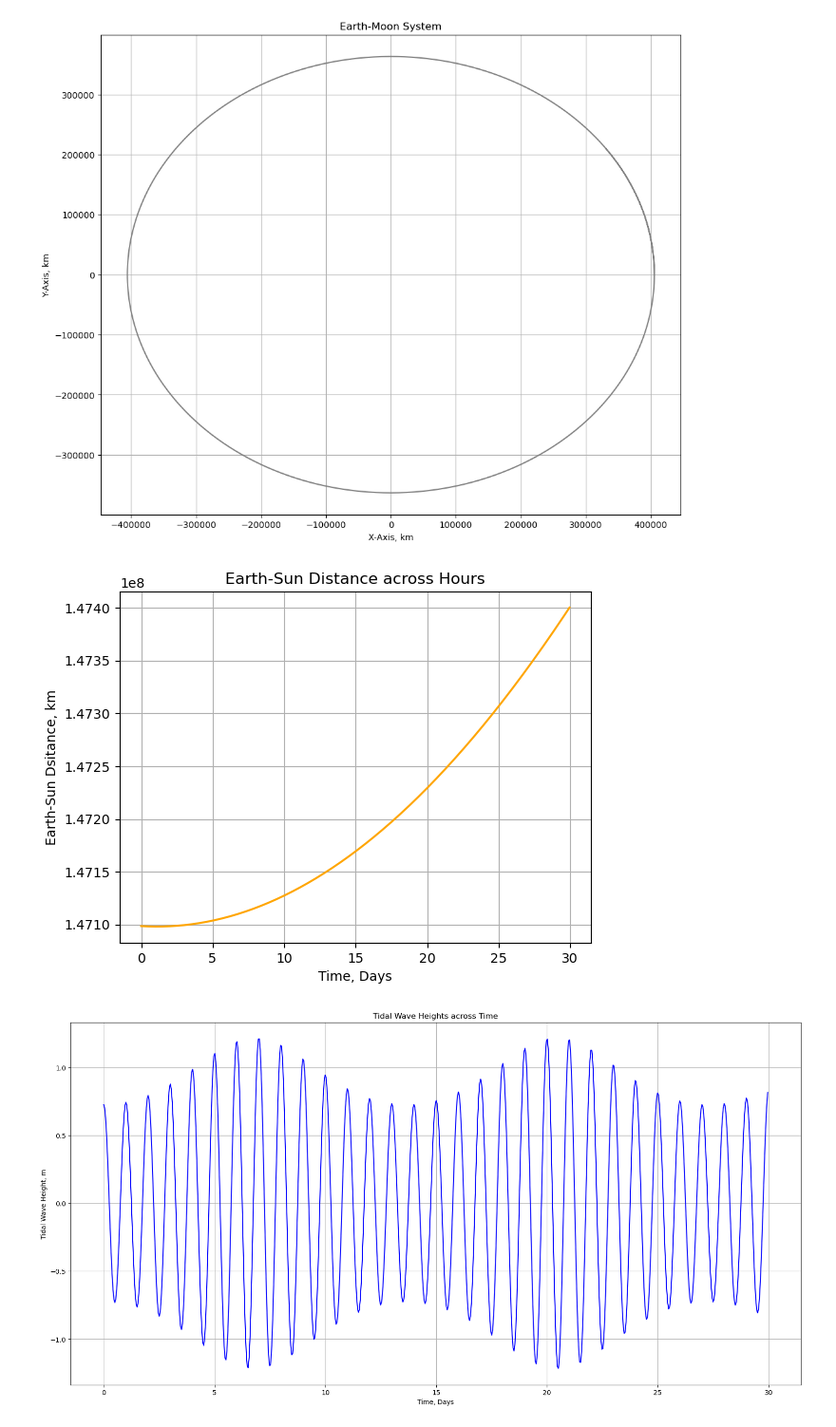
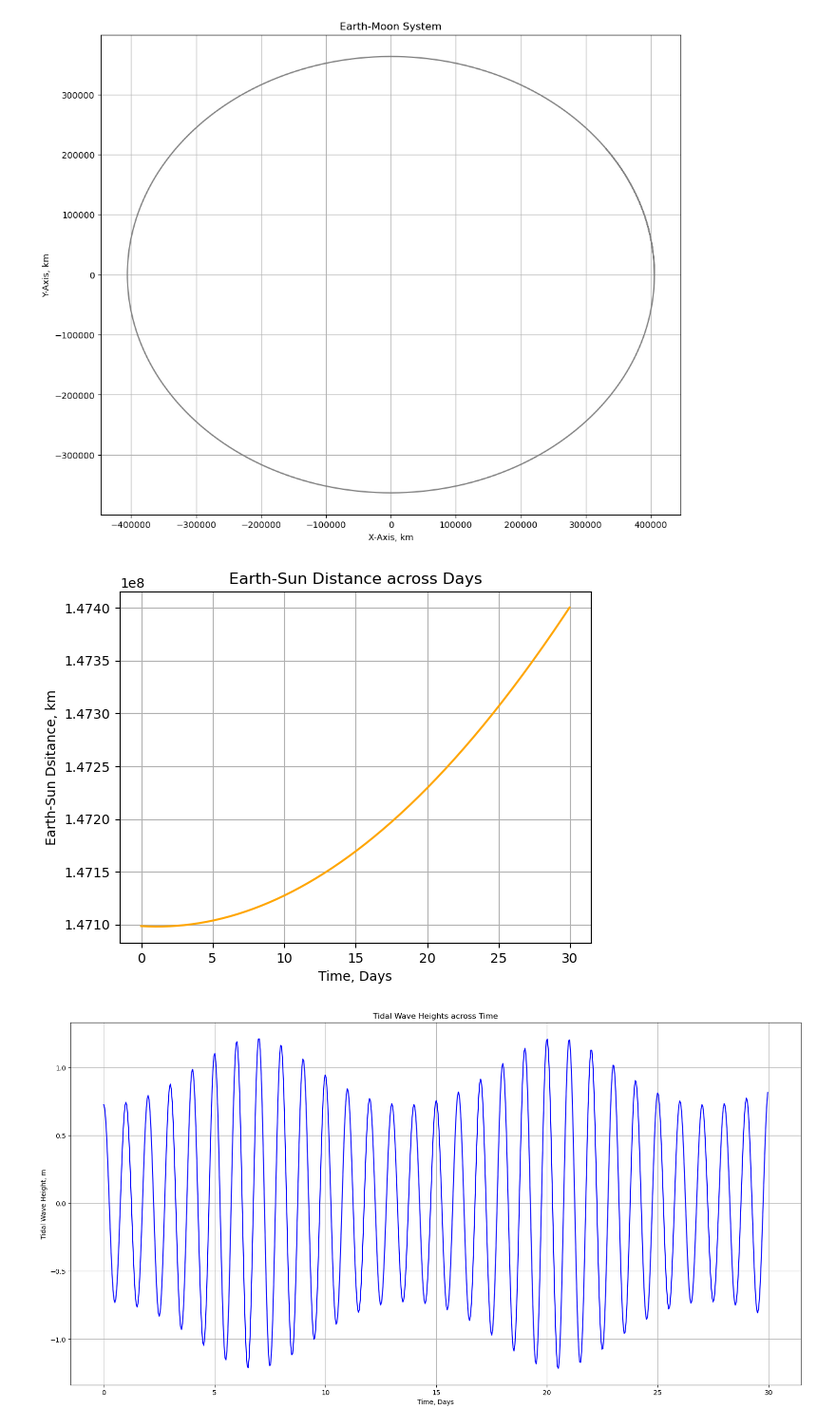
Before and after one commit to kombuchamushrooom/Astro98Project, a Jupyter notebook: final_project/final_project.ipynb, the cells around one changed output. Shown: that part at 95% size. Saved outputs shown, nothing was run; the diff lists cells and outputs as text; code cells hidden in the pictures.

```diff
--- a/final_project/final_project.ipynb
+++ b/final_project/final_project.ipynb
@@ -64,16 +64,16 @@ plt.show()
 # %%
 earth_sun_distance = (earth_sun_amplitude)*np.cos((2*(pi)*t)/(earth_rotation*earth_orbit) + pi - ((2*pi)/(earth_rotation*14))) + (earth_aphelion-earth_sun_amplitude)
 # The Sun does exert some tides on the Earth, so it will be helpful here. Measures the start of the year (two weeks before perihelion)
 
 plt.figure()
 plt.plot(t/earth_rotation, earth_sun_distance, color='orange')
 plt.xlabel("Time, Days")
 plt.ylabel("Earth-Sun Dsitance, km")
-plt.title("Earth-Sun Distance across Hours")
+plt.title("Earth-Sun Distance across Days")
 plt.grid()
 plt.show()
 # %% [output]
-[figure, old version]
+[figure, new version]
 # %%
 tidal_wave_height_by_moon = (10**(17))*((3*G*moon_mass*((earth_radius*1000)**2))/(2*g*((earth_moon_distance*1000)**3)))*(np.cos((2*(pi)*t)/(earth_rotation)))*np.cos(angle)
 tidal_wave_height_by_sun = ((3*G*sun_mass*((earth_radius*1000)**2))/(2*g*((earth_sun_distance*1000)**3)))*np.cos((2*(pi)*t)/(earth_rotation))*np.cos(angle)
```
Also changed, not shown: parts of 4 cells of this notebook.
